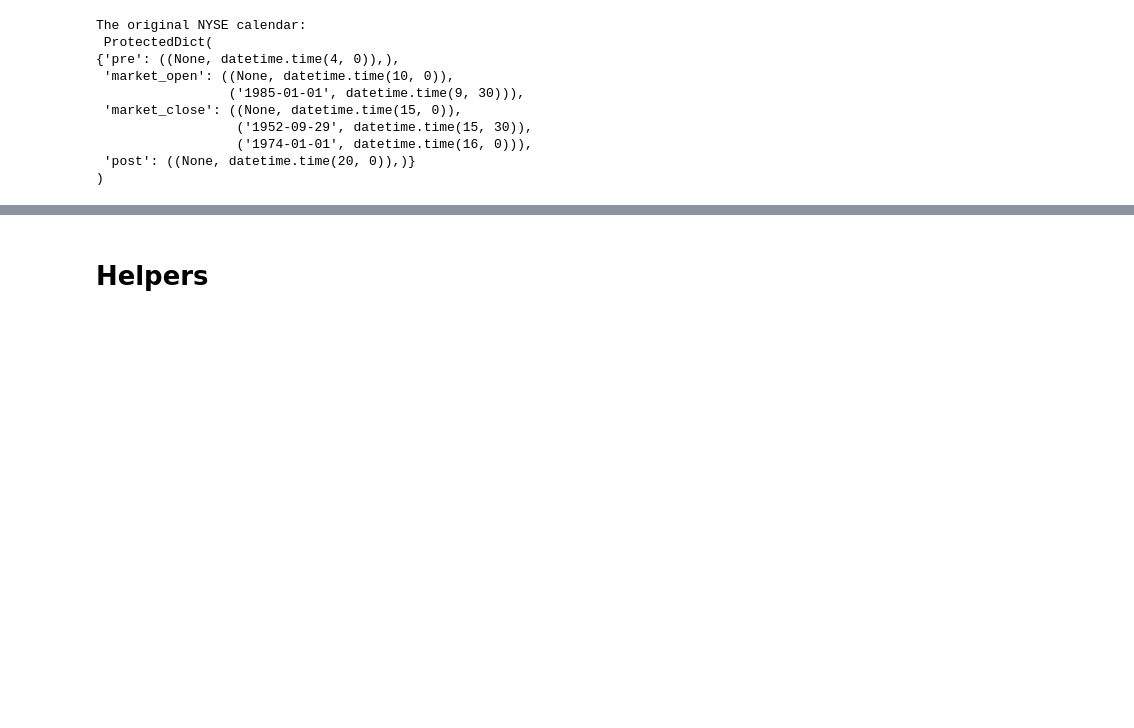
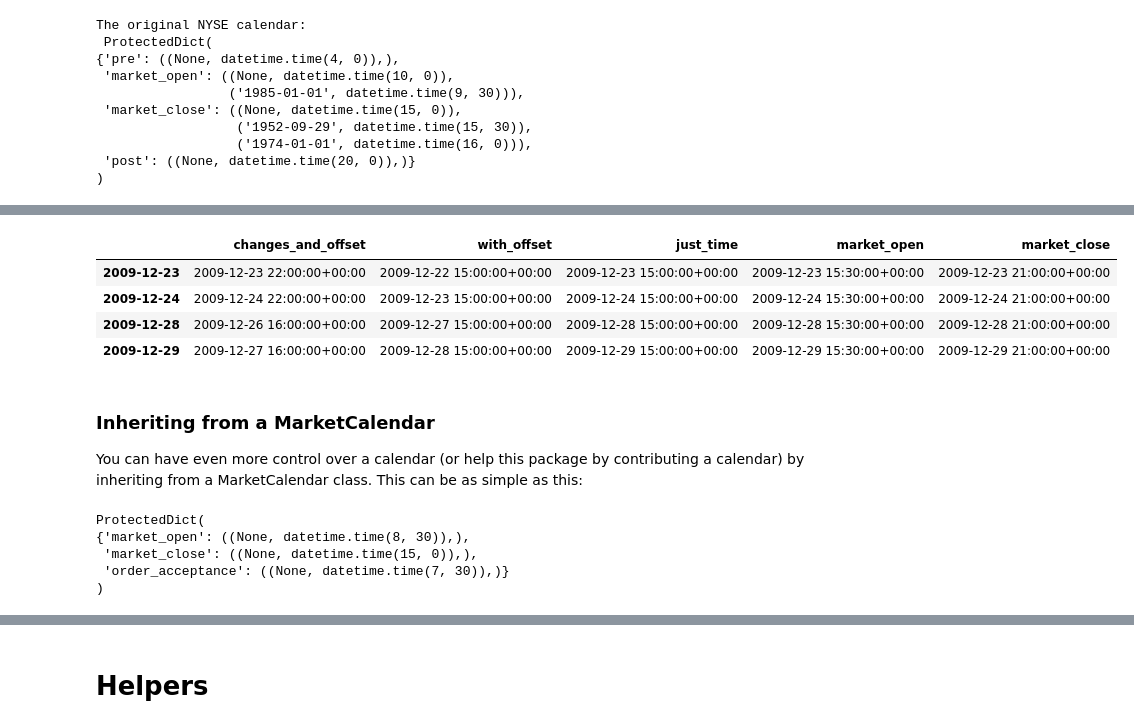
Before and after one commit to rsheftel/pandas_market_calendars, a Jupyter notebook: examples/usage.ipynb, the cells around one changed output, grey strips where cells are left out. Drawn from its saved outputs; the diff is of its cells as text; code cells hidden in the pictures; blank space fills up the shorter version.

```diff
--- a/examples/usage.ipynb
+++ b/examples/usage.ipynb
@@ -175,0 +271,14 @@ cal.schedule(start, end, force_special_times= False)
+# %%
+# None - will not adjust any column (both, changes_and_offset and market_close, are left alone)
+cal.schedule("2009-12-23", "2009-12-29", market_times= "all", force_special_times= None)
+# %% [output]
+|  | changes_and_offset | with_offset | just_time | market_open | market_close |
+| 2009-12-23 | 2009-12-23 22:00:00+00:00 | 2009-12-22 15:00:00+00:00 | 2009-12-23 15:00:00+00:00 | 2009-12-23 15:30:00+00:00 | 2009-12-23 21:00:00+00:00 |
+| 2009-12-24 | 2009-12-24 22:00:00+00:00 | 2009-12-23 15:00:00+00:00 | 2009-12-24 15:00:00+00:00 | 2009-12-24 15:30:00+00:00 | 2009-12-24 21:00:00+00:00 |
+| 2009-12-28 | 2009-12-26 16:00:00+00:00 | 2009-12-27 15:00:00+00:00 | 2009-12-28 15:00:00+00:00 | 2009-12-28 15:30:00+00:00 | 2009-12-28 21:00:00+00:00 |
+| 2009-12-29 | 2009-12-27 16:00:00+00:00 | 2009-12-28 15:00:00+00:00 | 2009-12-29 15:00:00+00:00 | 2009-12-29 15:30:00+00:00 | 2009-12-29 21:00:00+00:00 |
+# %% [markdown]
+### Inheriting from a MarketCalendar
+
+You can have even more control over a calendar (or help this package by contributing a calendar) by inheriting from a MarketCalendar class.
+This can be as simple as this:
@@ -175,0 +303,10 @@ cal.schedule(start, end, force_special_times= False)
+# %%
+options = mcal.get_calendar("Demo_CBOE_Equity_Options")
+
+print(options.regular_market_times)
+# %% [output]
+ProtectedDict(
+{'market_open': ((None, datetime.time(8, 30)),),
+ 'market_close': ((None, datetime.time(15, 0)),),
+ 'order_acceptance': ((None, datetime.time(7, 30)),)}
+)
```
Also changed, not shown: parts of 66 cells of this notebook, 2 other files.
